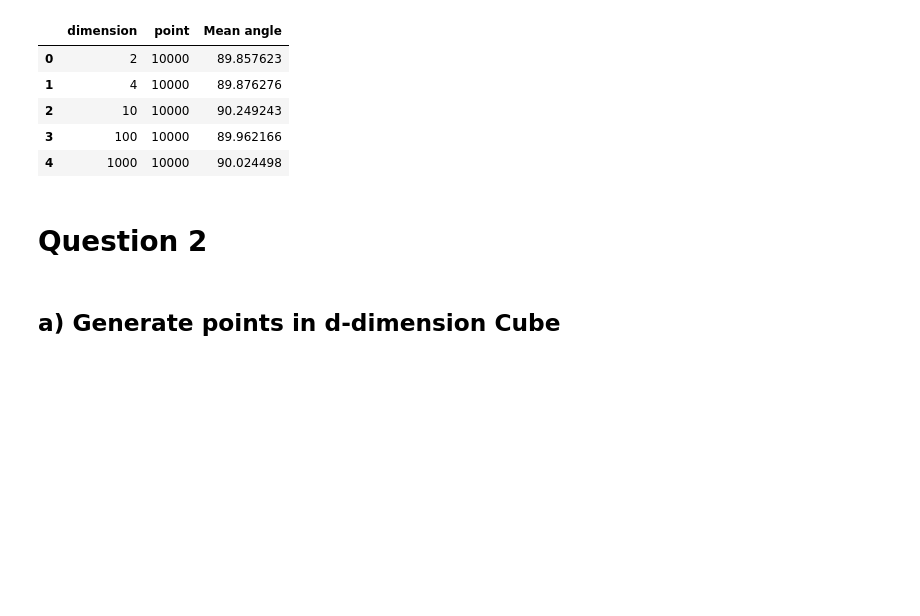
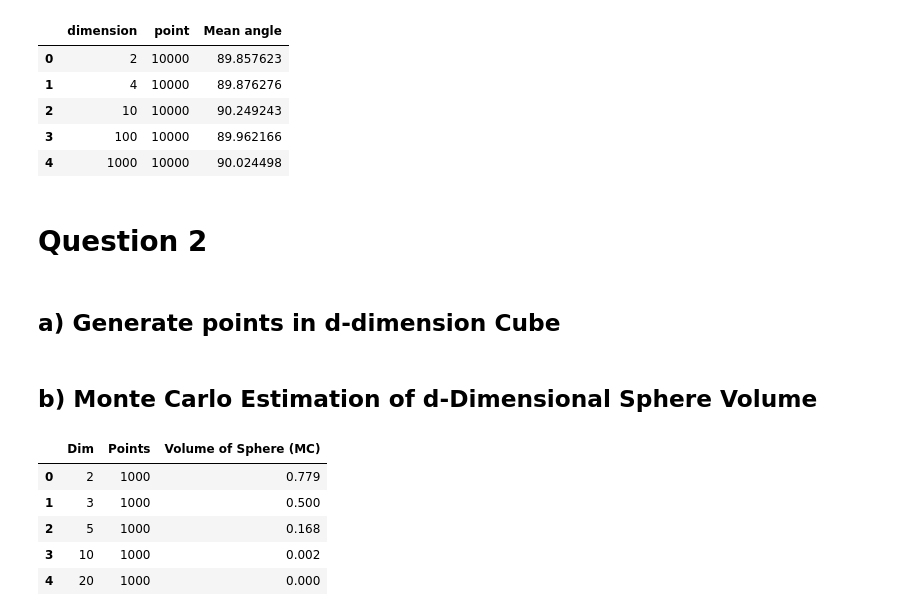
Before and after one commit to pouriaSameti/Mathematics-For-Data-Science, a Jupyter notebook: Project 1/code.ipynb, the cells around one changed output. Saved outputs shown, nothing was run; the diff lists cells and outputs as text; code cells hidden in the pictures; blank space fills up the shorter version.

Commit message:
Project 1: calculation of sphere volume with Monte-Carlo.

```diff
--- a/Project 1/code.ipynb
+++ b/Project 1/code.ipynb
@@ -219,3 +219,33 @@ n_points = 1000
 points_in_cube = {}
 for dim in dims:
     points_in_cube[dim] = generate_points_in_cube(dim=dim, num_points=n_points)
+# %% [markdown]
+## b) Monte Carlo Estimation of d-Dimensional Sphere Volume
+# %%
+def mc_sphere_volume(dim: int, num_samples: int, radius: float):
+
+    X = np.random.uniform(-radius, radius, size=(num_samples, dim))
+    norms_sq = np.sum(X**2, axis=1)
+    inside = (norms_sq <= radius*radius)
+    k = inside.sum()
+
+    frac = k / num_samples
+    cube_vol = (2 * radius) ** d
+    estimate = frac * cube_vol
+
+    return estimate
+
+result_2b = []
+for dim in dims:
+    volume = mc_sphere_volume(dim=dim, num_samples=n_points, radius=0.5)
+    result_2b.append({'Dim': dim, 'Points': n_points, 'Volume of Sphere (MC)': volume})
+
+result_2b = pd.DataFrame(result_2b)
+result_2b
+# %% [output]
+|  | Dim | Points | Volume of Sphere (MC) |
+| 0 | 2 | 1000 | 0.779 |
+| 1 | 3 | 1000 | 0.500 |
+| 2 | 5 | 1000 | 0.168 |
+| 3 | 10 | 1000 | 0.002 |
+| 4 | 20 | 1000 | 0.000 |
```
